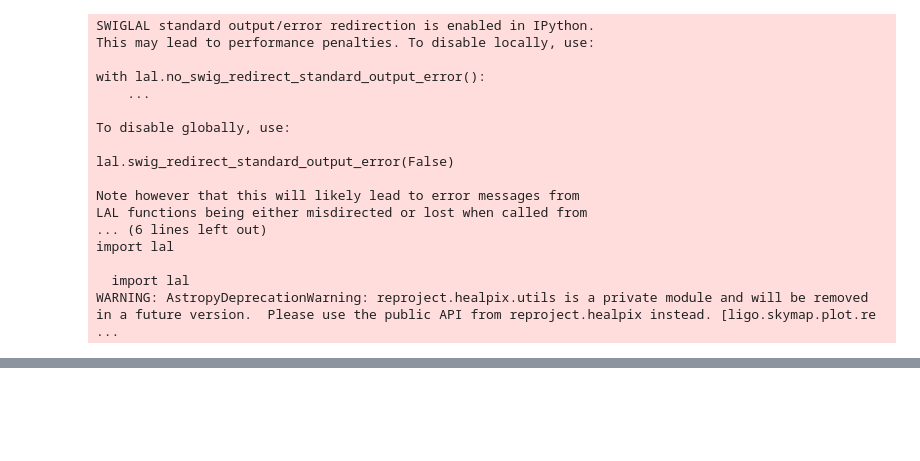
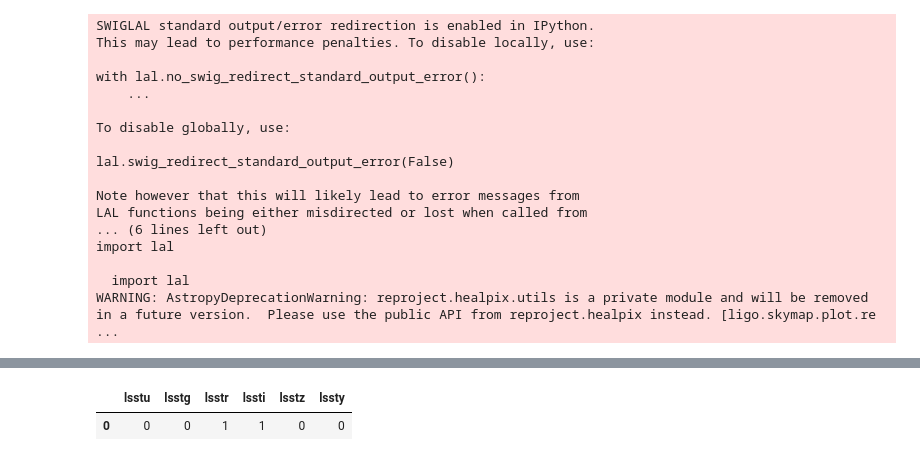
Before and after one commit to krissylla/TransientSimulation, a Jupyter notebook: test_lightcurve.ipynb, the cells around one changed output, grey strips where cells are left out. Saved outputs shown, nothing was run; the diff lists cells and outputs as text; code cells hidden in the pictures; blank space fills up the shorter version.

```diff
--- a/test_lightcurve.ipynb
+++ b/test_lightcurve.ipynb
@@ -26,0 +64,7 @@ bands = ["lsstu", "lsstg", "lsstr", "lssti", "lsstz", "lssty"]
+# %%
+len(data_models)
+visibility = determine_visibility(data_models[2])
+visibility
+# %% [output]
+|  | lsstu | lsstg | lsstr | lssti | lsstz | lssty |
+| 0 | 0 | 0 | 1 | 1 | 0 | 0 |
```
Also changed, not shown: parts of 12 cells of this notebook, 2 other files.
